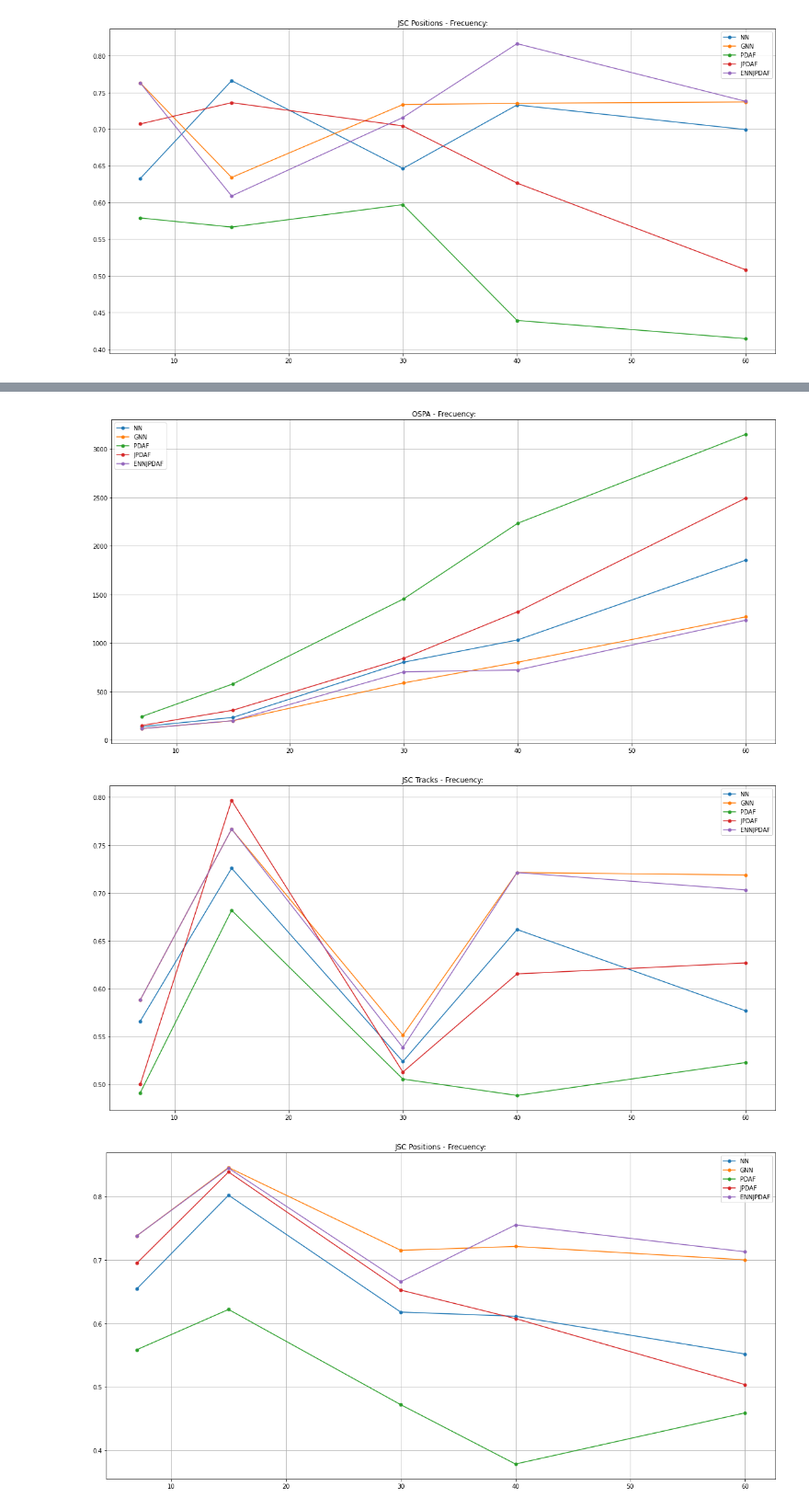
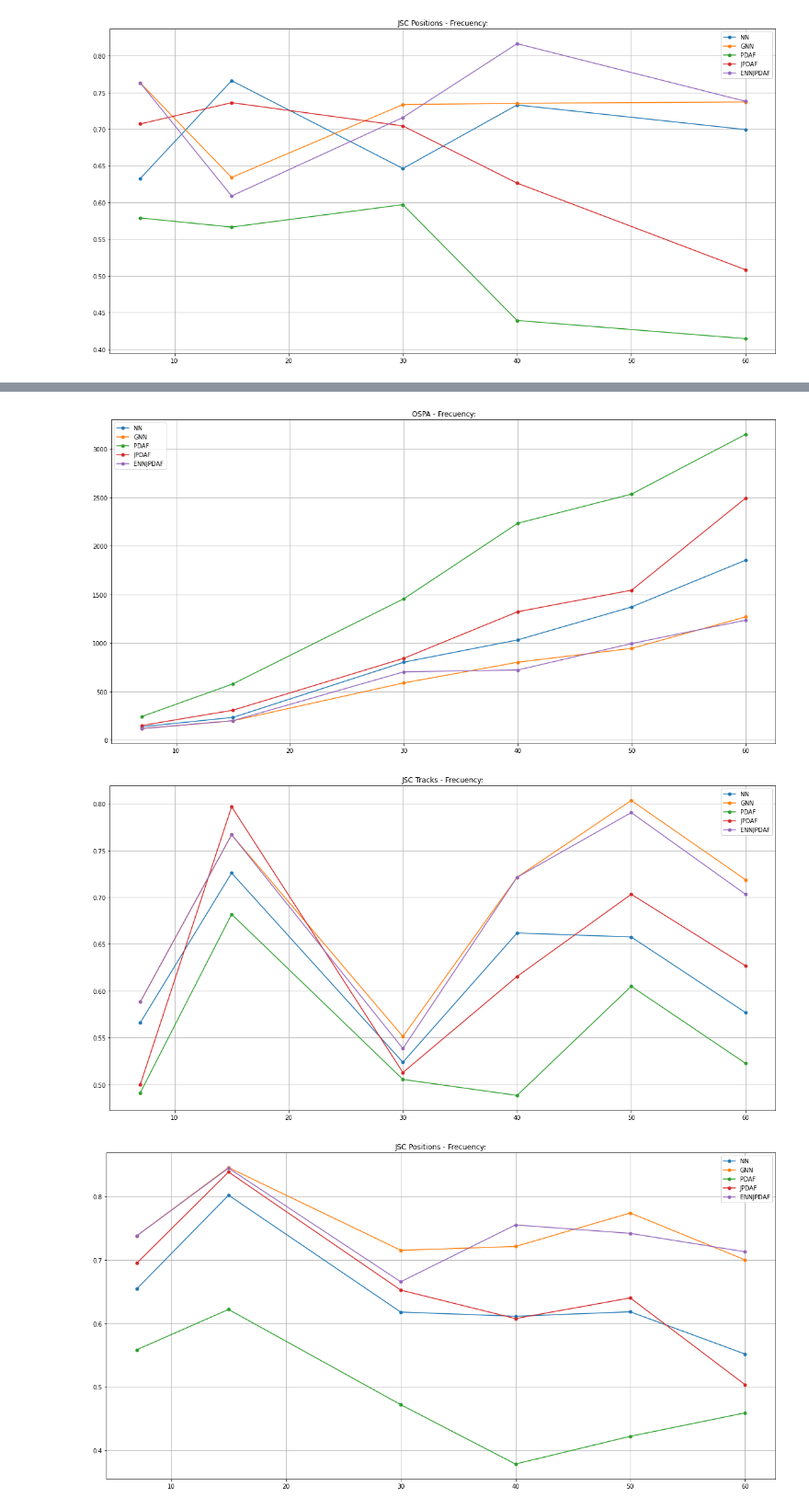
Before and after one commit to MarianoFernandez0/Proyecto-, a Jupyter notebook: tracking_algorithm_evaluation/Plots.ipynb, the cells around one changed output, grey strips where cells are left out. Shown at 92% size. Drawn from its saved outputs; the diff is of its cells as text; code cells hidden in the pictures.

Commit message:
plots

```diff
--- a/tracking_algorithm_evaluation/Plots.ipynb
+++ b/tracking_algorithm_evaluation/Plots.ipynb
@@ -52,7 +53,7 @@ Dataset 1:
 results = datasets[0]
 results_att_sort = []
 for att in algorithms:
-    idxs = [idx for idx in tracks.index if att == idx.split(sep='_')[1]]
+    idxs = [idx for idx in results.index if att == idx.split(sep='_')[1]]
     results_att = results.loc[idxs, :]
     results_att_sort.append(results_att)
 results_att.head(-1)
@@ -122,11 +123,11 @@ plt.show()
 # %% [output]
 [figure]
 # %%
-for results in enumerate(datasets):
+for _, results in enumerate(datasets):
     print(files[i])
     results_att_sort = []
     for att in algorithms:
-        idxs = [idx for idx in tracks.index if att == idx.split(sep='_')[1]]
+        idxs = [idx for idx in results.index if att == idx.split(sep='_')[1]]
         results_att = results.loc[idxs, :]
         results_att_sort.append(results_att)
 
@@ -206,3 +175,3 @@ for results in enumerate(datasets):
-[figure, old version]
+[figure, new version]
-[figure, old version]
+[figure, new version]
-[figure, old version]
+[figure, new version]
```
Also changed, not shown: parts of 6 cells of this notebook, 3 other files.
